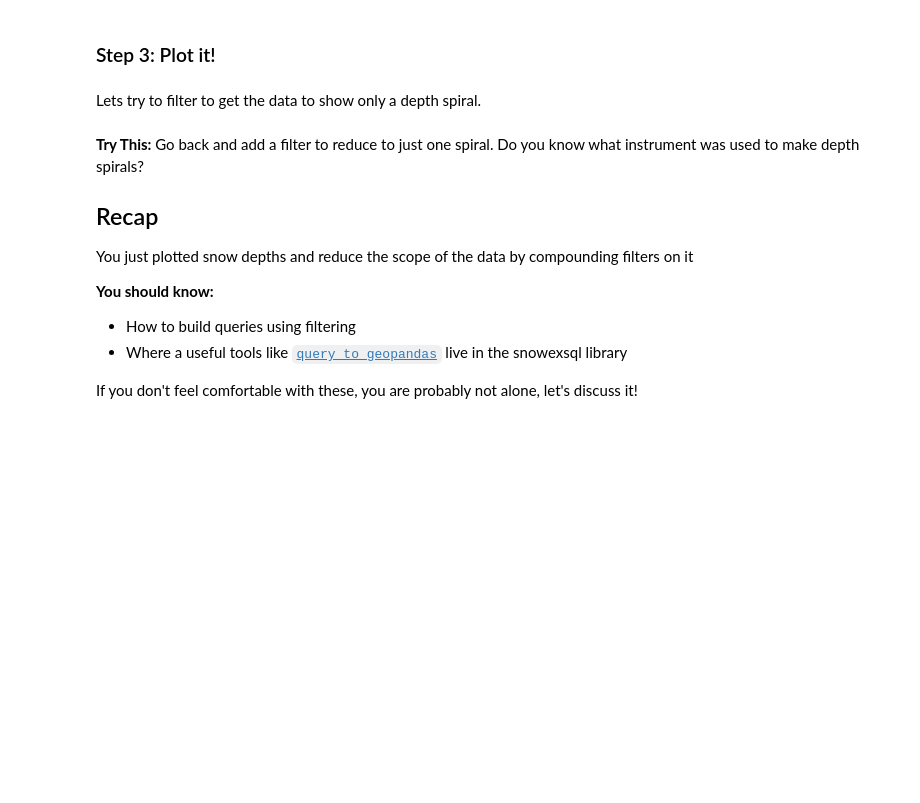
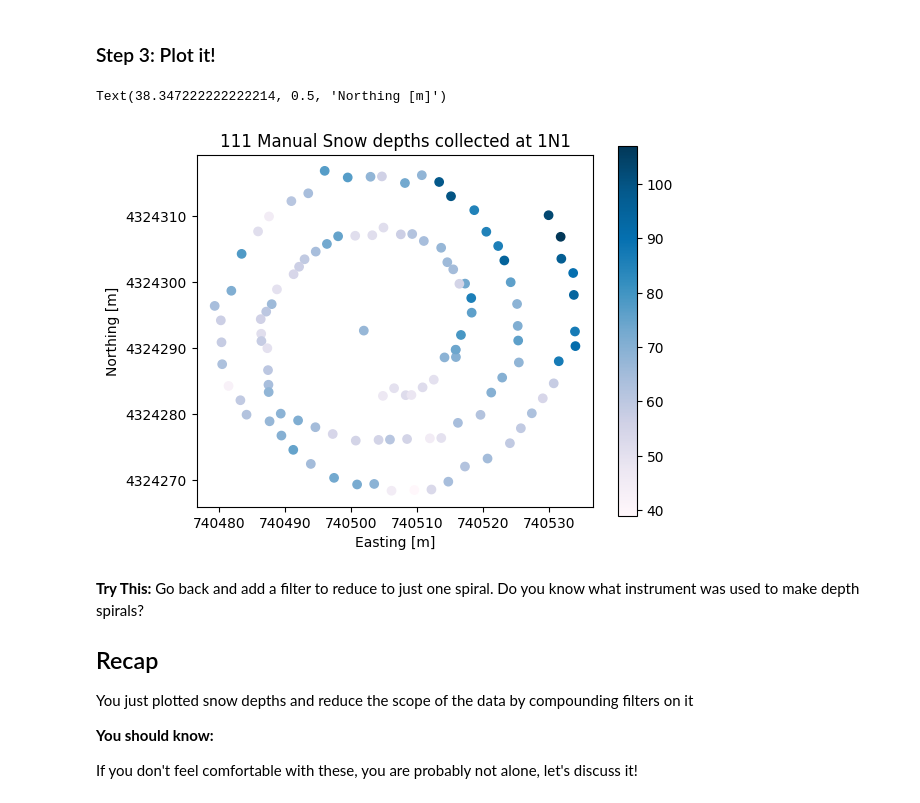
Before and after one commit to snowex-hackweek/website-2024, a Jupyter notebook: book/tutorials/snowex_database/4_get_spiral_example.ipynb, the cells around one changed output. Drawn from its saved outputs; the diff is of its cells as text; code cells hidden in the pictures; blank space fills up the shorter version.

```diff
--- a/book/tutorials/snowex_database/4_get_spiral_example.ipynb
+++ b/book/tutorials/snowex_database/4_get_spiral_example.ipynb
@@ -33,0 +21,9 @@ db_name = 'snow:hackweek@db.snowexdata.org/snowex'
+# %%
+# Pick the first one we find
+site_id = LayerMeasurements().all_site_ids[0]
+
+# Query the database, we only need one point to get a site id and its geometry
+site = LayerMeasurements.from_filter(site_id=site_id, limit=1)
+
+# Print it out
+site
@@ -70,0 +36,7 @@ session.close()
+# %%
+# We import the points measurements because snow depths is a single value at single location and date
+from snowexsql.api import PointMeasurements
+
+# Filter the results to within 100m within the point from our pit
+df = PointMeasurements.from_area(pt=site.geometry[0], buffer=100)
+df
@@ -73,16 +59,14 @@ session.close()
 # %%
 # Get the Matplotlib Axes object from the dataframe object, color the points by snow depth value
 ax = df.plot(column='value', legend=True, cmap='PuBu')
 
 # Use non-scientific notation for x and y ticks
 ax.ticklabel_format(style='plain', useOffset=False)
 
 # Set the various plots x/y labels and title.
-ax.set_title(f'{len(df.index)} {dataset.title()}s collected on {collection_date.strftime("%Y-%m-%d")}')
+ax.set_title(f'{len(df.index)} Manual Snow depths collected at {site_id}')
 ax.set_xlabel('Easting [m]')
 ax.set_ylabel('Northing [m]')
-
-# Close the session to avoid hanging transactions
-session.close()
+# %% [output]
+Text(38.347222222222214, 0.5, 'Northing [m]')
+[figure, added]
-# %% [markdown]
-Lets try to filter to get the data to show only a depth spiral.
@@ -99,8 +79,7 @@ Go back and add a filter to reduce to just one spiral. Do you know what instrume
 You just plotted snow depths and reduce the scope of the data by compounding filters on it
 
 **You should know:**
-* How to build queries using filtering
-* Where a useful tools like [`query_to_geopandas`](https://snowexsql.readthedocs.io/en/latest/snowexsql.html#snowexsql.conversions.query_to_geopandas) live in the snowexsql library
+
 
 
 If you don't feel comfortable with these, you are probably not alone, let's discuss it!
```
Also changed, not shown: parts of 10 cells of this notebook, 3 other files.
